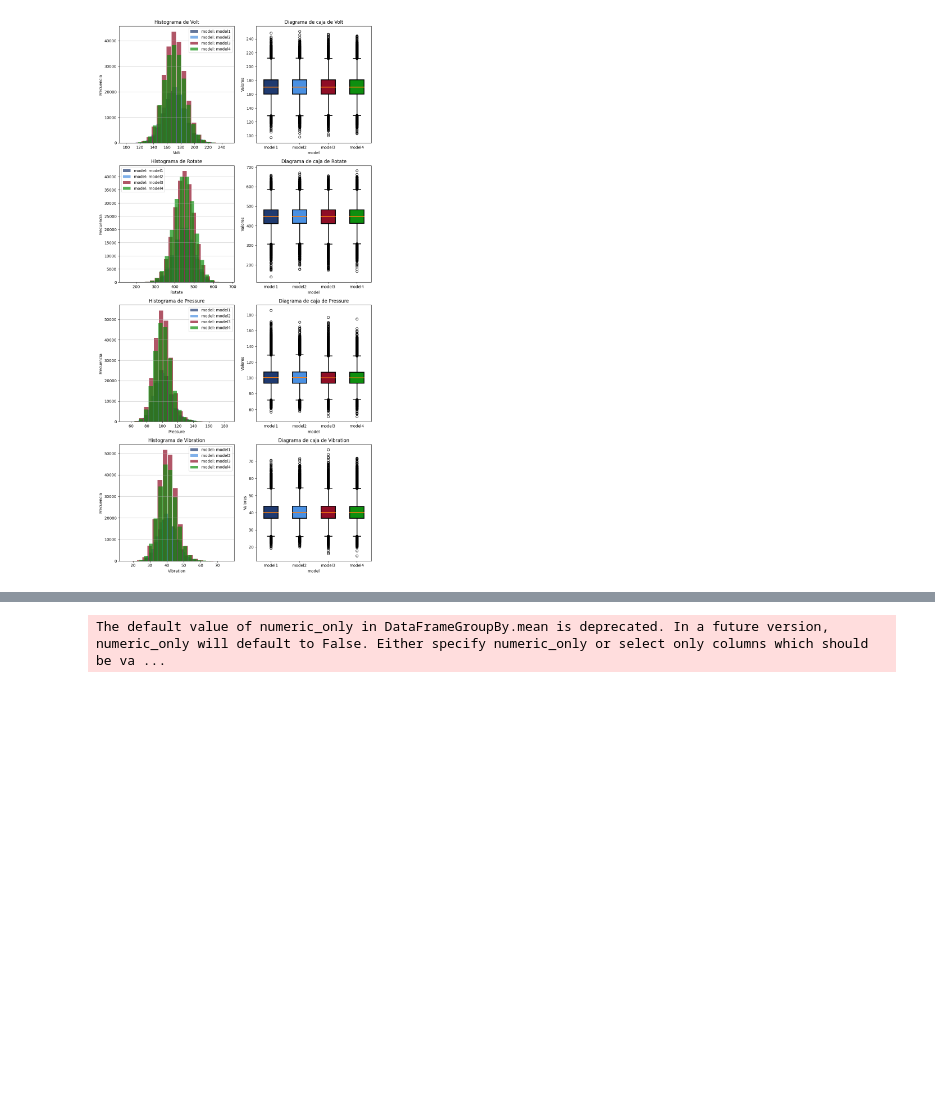
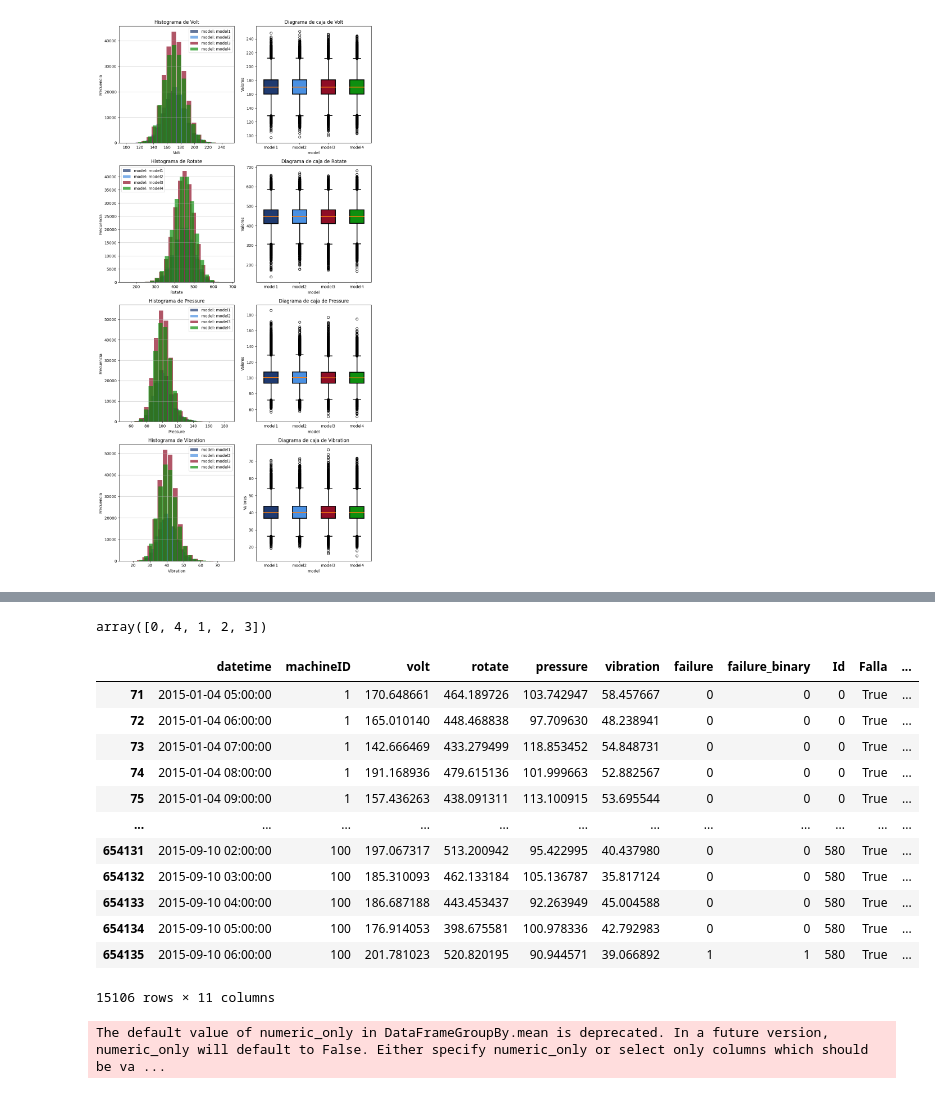
Before and after one commit to Luis-ramirez-r/predictive_maintenance, a Jupyter notebook: notebooks/Clase38.ipynb, the cells around one changed output, grey strips where cells are left out. Cells and saved outputs as stored; diff of their text form; code cells hidden in the pictures; blank space fills up the shorter version.

```diff
--- a/notebooks/Clase38.ipynb
+++ b/notebooks/Clase38.ipynb
@@ -416,4 +244,0 @@ make_bar_plot_cat(df_PdM_failures, 'failure', 'model',machine_models, titulo,col
-# %%
-df_failures_telemetry = pd.read_parquet('/workspaces/predictive_maintenance/data/interim/failures_telemetry.parquet')
-df_failures_machines = pd.read_parquet('/workspaces/predictive_maintenance/data/interim/failures_machines.parquet')
-df_failures_errors = pd.read_parquet('/workspaces/predictive_maintenance/data/interim/failures_errors.parquet')
@@ -430,13 +269,15 @@ for i,ix in enumerate(df_failures_telemetry.query('failure_binary == 1').index):
 
     #df_failures_telemetry['FallaId'] = i
     df_segmento = df_failures_telemetry.iloc[ix-tamano_ventana:ix+1]
-    df_segmento['FallaId'] = i
+    df_segmento['Id'] = i
+    df_segmento['Falla'] = True
     df_segmento['index'] = np.arange(0,tamano_ventana+1)
     telemetria_fallas_30_antes = pd.concat([telemetria_fallas_30_antes,df_segmento ])
 
 
     df_segmento = df_failures_telemetry.iloc[ix+1:ix+tamano_ventana+2]
-    df_segmento['FallaId'] = 10000 + i
+    df_segmento['Id'] =  i
+    df_segmento['Falla'] = False
     df_segmento['index'] = np.arange(0,tamano_ventana+1)
     telemetria_sin_fallas_30 = pd.concat([telemetria_sin_fallas_30,df_segmento ])
 
@@ -475,6 +330,55 @@ def graficar_telemetria_fallas(telemetria_fallas, max_fallas, titulo, variable_y
     fig.update_yaxes(title_text=variable_y)
     fig.update_layout(title=titulo)
     fig.show()
+# %%
+def generate_failure_segments(df, window_size):
+    def extract_segments(df, index, window_size):
+        before_failure = df.iloc[index - window_size:index + 1].copy()
+        after_failure = df.iloc[index + 1:index + window_size + 2].copy()
+        return before_failure, after_failure
+
+    def process_segments(df, failure_id, window_size, is_failure):
+        df = df.assign(Id=failure_id, Falla=is_failure, index=np.arange(0, window_size + 1))
+        return df
+
+    telemetria_fallas_antes = pd.DataFrame()
+    telemetria_sin_fallas = pd.DataFrame()
+
+    failure_indices = df.query('failure_binary == 1').index
+
+    for i, ix in enumerate(failure_indices):
+        segment_before, segment_after = extract_segments(df, ix, window_size)
+
+        segment_before = process_segments(segment_before, i, window_size, True)
+        telemetria_fallas_antes = pd.concat([telemetria_fallas_antes, segment_before])
+
+        segment_after = process_segments(segment_after, i, window_size, False)
+        telemetria_sin_fallas = pd.concat([telemetria_sin_fallas, segment_after])
+
+    return telemetria_fallas_antes, telemetria_sin_fallas
+# %%
+tamano_ventana = 25
+telemetria_fallas_25_antes, telemetria_sin_fallas_25 = generate_failure_segments(df_failures_telemetry, tamano_ventana)
+# %%
+df_failures_telemetry['failure'].unique()
+# %% [output]
+array([0, 4, 1, 2, 3])
+# %%
+telemetria_fallas_25_antes
+# %% [output]
+|  | datetime | machineID | volt | rotate | pressure | vibration | failure | failure_binary | Id | Falla | ... |
+| 71 | 2015-01-04 05:00:00 | 1 | 170.648661 | 464.189726 | 103.742947 | 58.457667 | 0 | 0 | 0 | True | ... |
+| 72 | 2015-01-04 06:00:00 | 1 | 165.010140 | 448.468838 | 97.709630 | 48.238941 | 0 | 0 | 0 | True | ... |
+| 73 | 2015-01-04 07:00:00 | 1 | 142.666469 | 433.279499 | 118.853452 | 54.848731 | 0 | 0 | 0 | True | ... |
+| 74 | 2015-01-04 08:00:00 | 1 | 191.168936 | 479.615136 | 101.999663 | 52.882567 | 0 | 0 | 0 | True | ... |
+| 75 | 2015-01-04 09:00:00 | 1 | 157.436263 | 438.091311 | 113.100915 | 53.695544 | 0 | 0 | 0 | True | ... |
+| ... | ... | ... | ... | ... | ... | ... | ... | ... | ... | ... | ... |
+| 654131 | 2015-09-10 02:00:00 | 100 | 197.067317 | 513.200942 | 95.422995 | 40.437980 | 0 | 0 | 580 | True | ... |
+| 654132 | 2015-09-10 03:00:00 | 100 | 185.310093 | 462.133184 | 105.136787 | 35.817124 | 0 | 0 | 580 | True | ... |
+| 654133 | 2015-09-10 04:00:00 | 100 | 186.687188 | 443.453437 | 92.263949 | 45.004588 | 0 | 0 | 580 | True | ... |
+| 654134 | 2015-09-10 05:00:00 | 100 | 176.914053 | 398.675581 | 100.978336 | 42.792983 | 0 | 0 | 580 | True | ... |
+| 654135 | 2015-09-10 06:00:00 | 100 | 201.781023 | 520.820195 | 90.944571 | 39.066892 | 1 | 1 | 580 | True | ... |
+15106 rows × 11 columns
 # %%
 titulo = 'Voltaje  fallas'
 graficar_telemetria_fallas(telemetria_fallas_30_antes, 5,titulo, 'volt')
```
Also changed, not shown: parts of 30 cells of this notebook, 10 other files.
